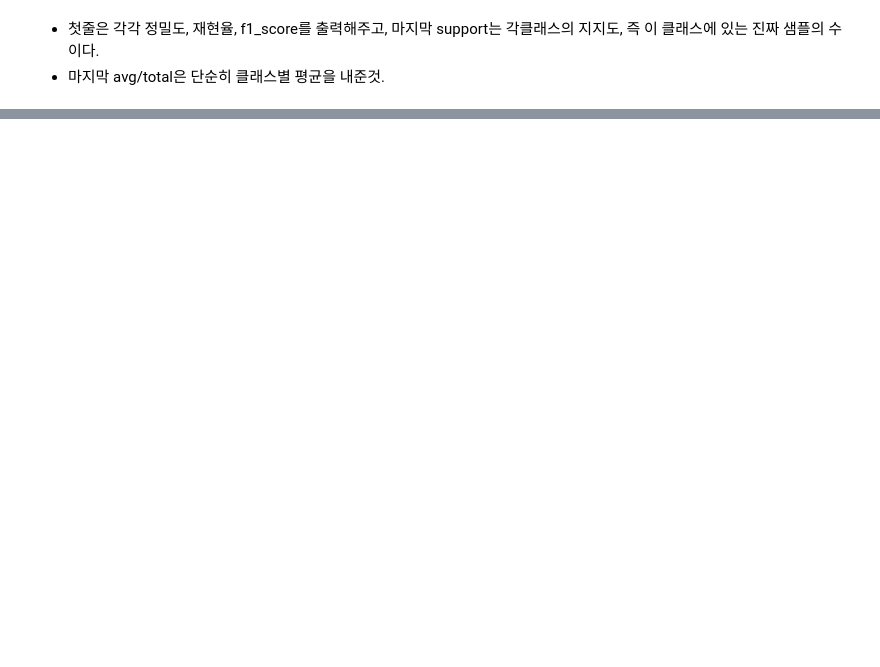
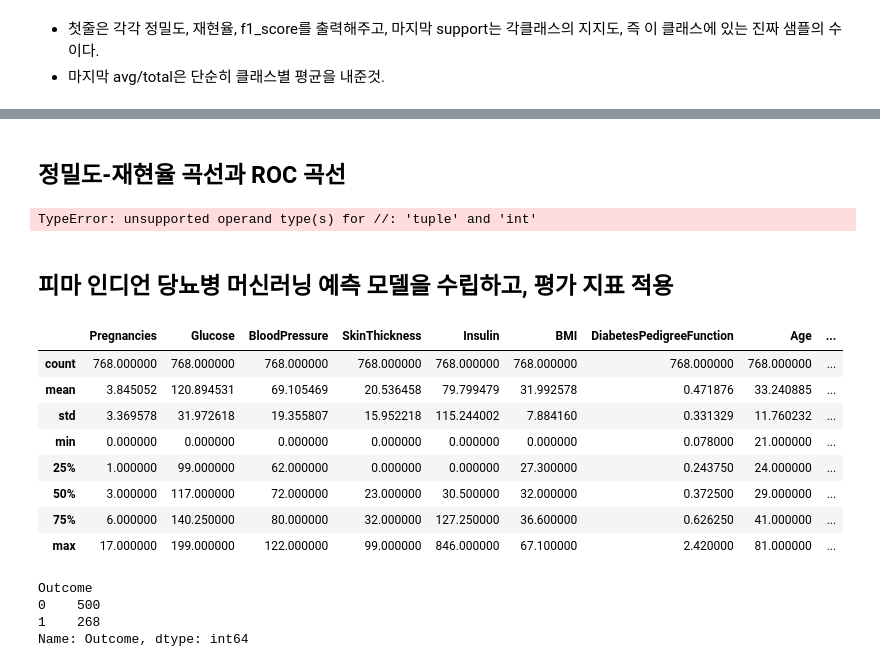
Before and after one commit to pentagram5/Machine_Learning-scikit_learn, a Jupyter notebook: Machine_Learning_05. 모델 평가와 성능향상.ipynb, the cells around one changed output, grey strips where cells are left out. Cells and saved outputs as stored; diff of their text form; code cells hidden in the pictures; blank space fills up the shorter version.

```diff
--- a/Machine_Learning_05. 모델 평가와 성능향상.ipynb
+++ b/Machine_Learning_05. 모델 평가와 성능향상.ipynb
@@ -515,0 +519,11 @@ avg / total       0.98      0.98      0.98       450
+# %% [markdown]
+## 정밀도-재현율 곡선과 ROC 곡선
+# %%
+from sklearn.svm import SVC
+from sklearn.datasets import make_blobs
+
+X, y = make_blobs(n_samples=(4000,500), cluster_std=[7.0, 2], random_state=22)
+X_train, X_test, y_train, y_test = train_test_split(X,y, random_state = 0)
+svc = SVC(gamma=.05).fit(X_train,y_train)
+# %% [output]
+TypeError: unsupported operand type(s) for //: 'tuple' and 'int'
@@ -515,0 +534,23 @@ avg / total       0.98      0.98      0.98       450
+# %% [markdown]
+## 피마 인디언 당뇨병 머신러닝 예측 모델을 수립하고, 평가 지표 적용
+# %%
+diabets = pd.read_csv('../data/228_482_bundle_archive/diabetes.csv')
+# %%
+diabets.describe()
+# %% [output]
+|  | Pregnancies | Glucose | BloodPressure | SkinThickness | Insulin | BMI | DiabetesPedigreeFunction | Age | ... |
+| count | 768.000000 | 768.000000 | 768.000000 | 768.000000 | 768.000000 | 768.000000 | 768.000000 | 768.000000 | ... |
+| mean | 3.845052 | 120.894531 | 69.105469 | 20.536458 | 79.799479 | 31.992578 | 0.471876 | 33.240885 | ... |
+| std | 3.369578 | 31.972618 | 19.355807 | 15.952218 | 115.244002 | 7.884160 | 0.331329 | 11.760232 | ... |
+| min | 0.000000 | 0.000000 | 0.000000 | 0.000000 | 0.000000 | 0.000000 | 0.078000 | 21.000000 | ... |
+| 25% | 1.000000 | 99.000000 | 62.000000 | 0.000000 | 0.000000 | 27.300000 | 0.243750 | 24.000000 | ... |
+| 50% | 3.000000 | 117.000000 | 72.000000 | 23.000000 | 30.500000 | 32.000000 | 0.372500 | 29.000000 | ... |
+| 75% | 6.000000 | 140.250000 | 80.000000 | 32.000000 | 127.250000 | 36.600000 | 0.626250 | 41.000000 | ... |
+| max | 17.000000 | 199.000000 | 122.000000 | 99.000000 | 846.000000 | 67.100000 | 2.420000 | 81.000000 | ... |
+# %%
+diabets.groupby('Outcome').Outcome.count()
+# %% [output]
+Outcome
+0    500
+1    268
+Name: Outcome, dtype: int64
```
Also changed, not shown: parts of 9 cells of this notebook, 2 other files.
